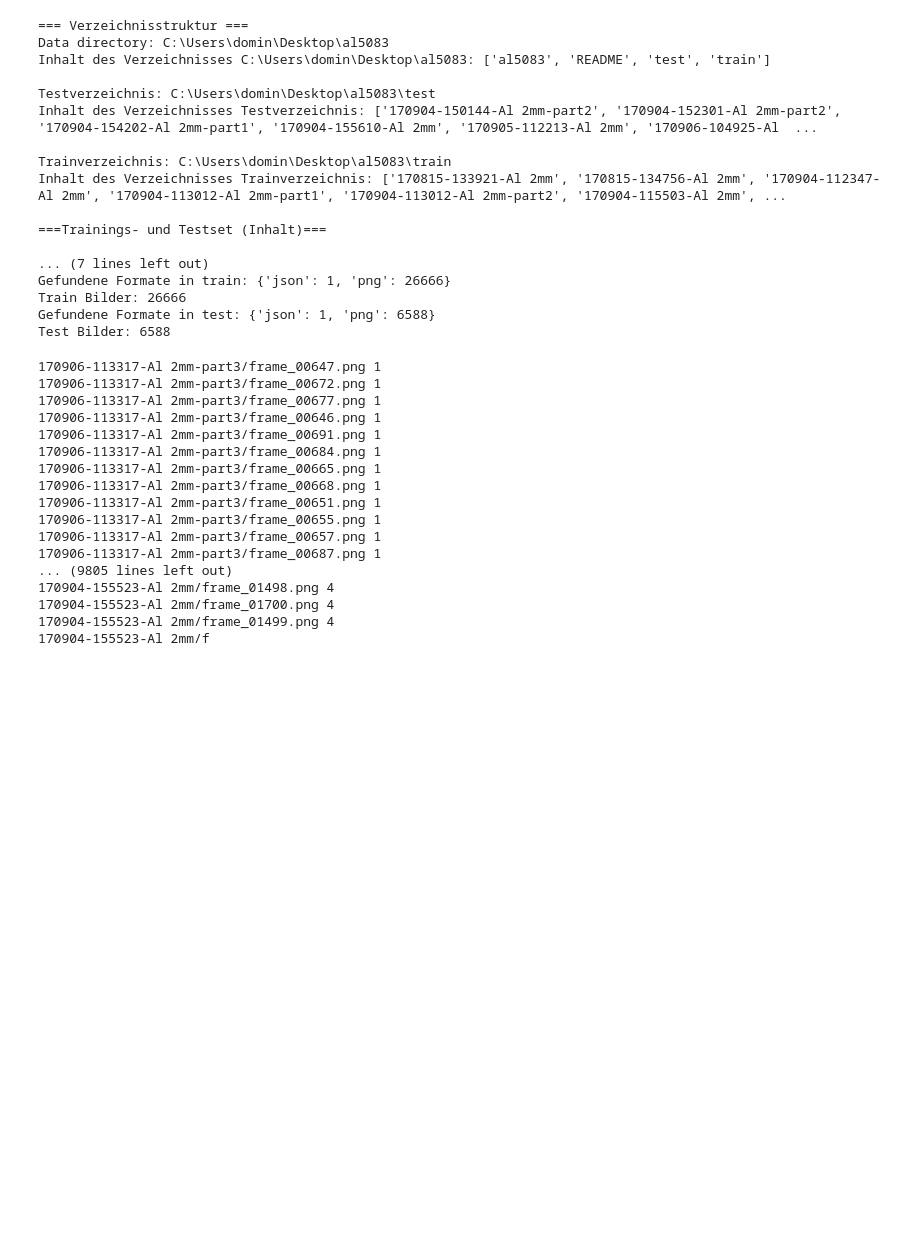
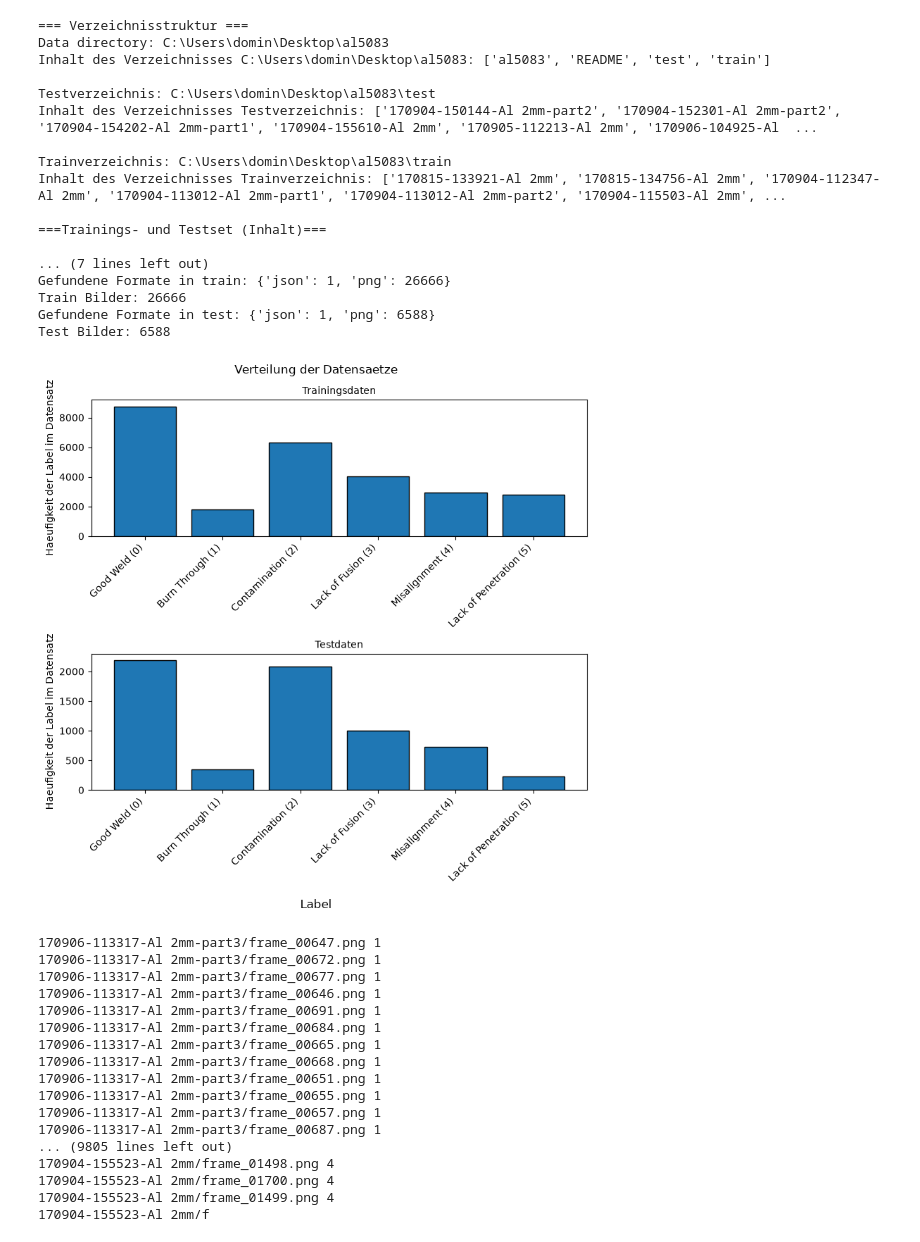
Before and after one commit to DominikSchuck/MLiP_Project, a Jupyter notebook: projekt_klassifikation.ipynb, the cells around one changed output. Cells and saved outputs as stored; diff of their text form; code cells hidden in the pictures; blank space fills up the shorter version.

```diff
--- a/projekt_klassifikation.ipynb
+++ b/projekt_klassifikation.ipynb
@@ -121,6 +245,10 @@ Gefundene Formate in train: {'json': 1, 'png': 26666}
 Train Bilder: 26666
 Gefundene Formate in test: {'json': 1, 'png': 6588}
 Test Bilder: 6588
+# %%
+orig_set.plot_distribution()
+# %% [output]
+[figure, added]
 # %%
 for filename, label in orig_set.train_data.items():
     print(filename, label)
```
Also changed, not shown: parts of 6 cells of this notebook.
